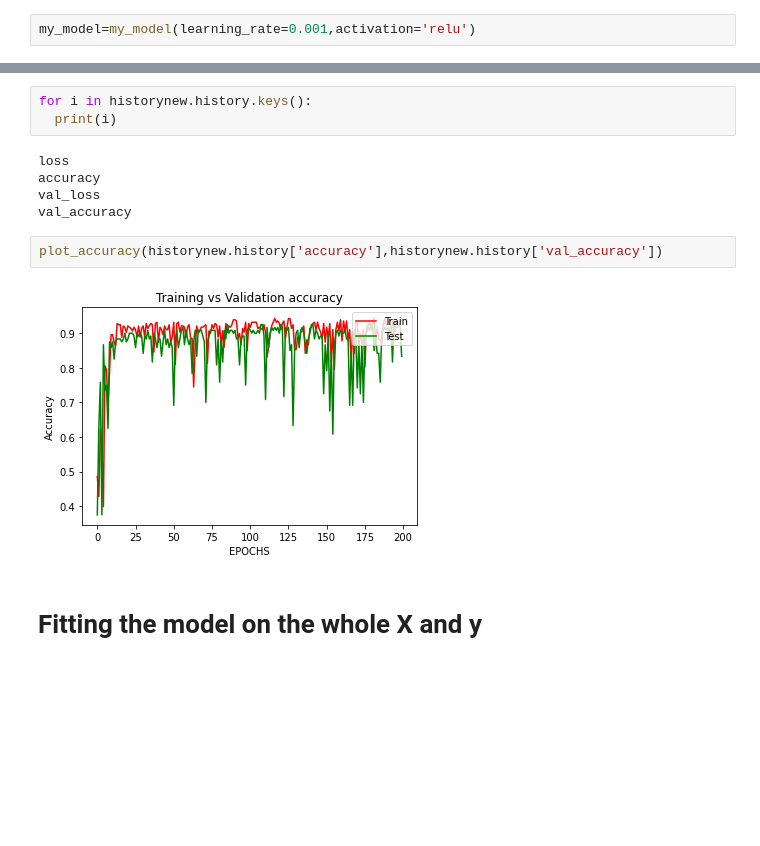
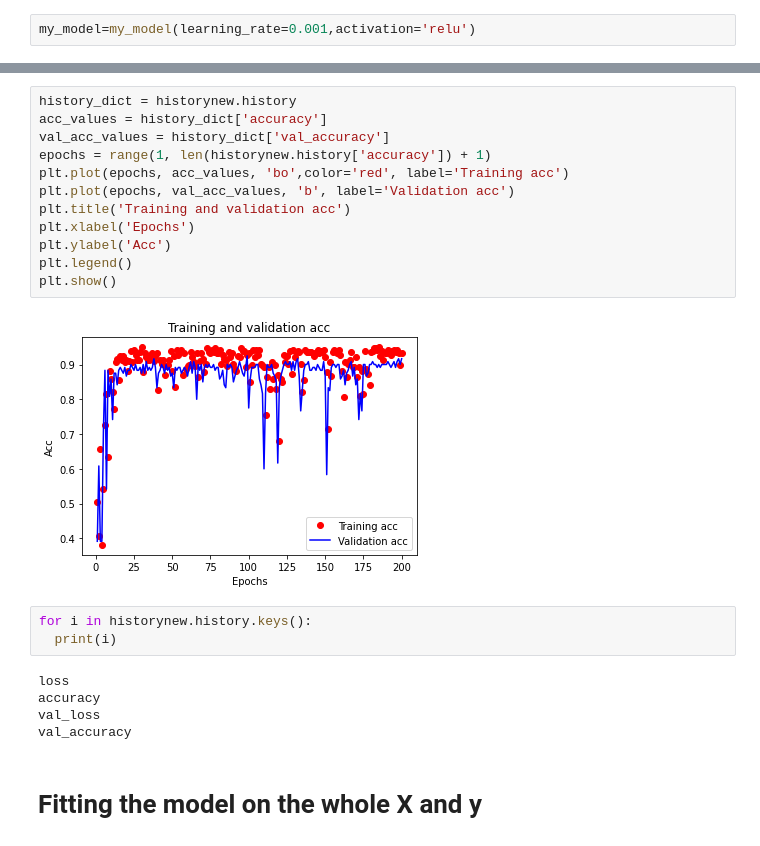
Before and after one commit to rohailkhan/deep_learning, a Jupyter notebook: Cancer_data_call_back_batch_norm_kera_Tuning.ipynb, the cells around one changed output, grey strips where cells are left out. Drawn from its saved outputs; the diff is of its cells as text; blank space fills up the shorter version.

```diff
--- a/Cancer_data_call_back_batch_norm_kera_Tuning.ipynb
+++ b/Cancer_data_call_back_batch_norm_kera_Tuning.ipynb
@@ -128,3 +168,17 @@ def plot_accuracy(acc,val_acc):
+# %%
+history_dict = historynew.history
+acc_values = history_dict['accuracy']
+val_acc_values = history_dict['val_accuracy']
+epochs = range(1, len(historynew.history['accuracy']) + 1)
+plt.plot(epochs, acc_values, 'bo',color='red', label='Training acc')
+plt.plot(epochs, val_acc_values, 'b', label='Validation acc')
+plt.title('Training and validation acc')
+plt.xlabel('Epochs')
+plt.ylabel('Acc')
+plt.legend()
+plt.show()
+# %% [output]
+[figure, added]
 # %%
 for i in historynew.history.keys():
   print(i)
@@ -133,10 +187,6 @@ loss
 accuracy
 val_loss
 val_accuracy
-# %%
-plot_accuracy(historynew.history['accuracy'],historynew.history['val_accuracy'])
-# %% [output]
-[figure, removed]
 # %% [markdown]
 # Fitting the model on the whole X and **y**
 # %%
```
Also changed, not shown: parts of 18 cells of this notebook.
